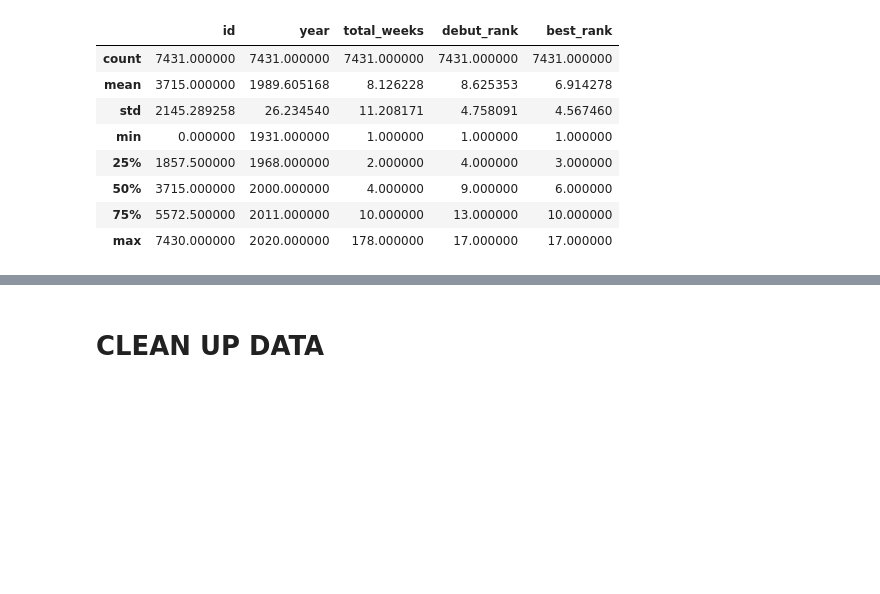
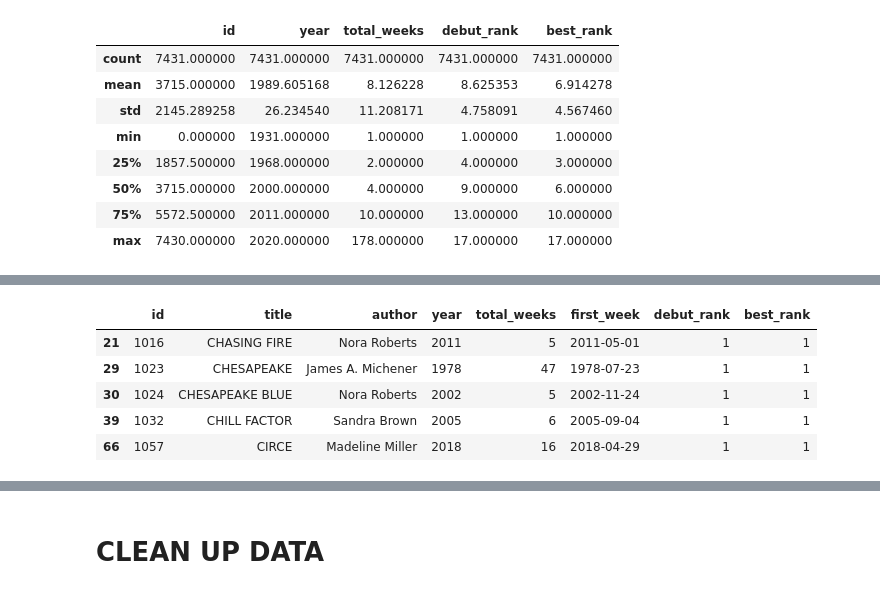
Before and after one commit to wcrowley342/bookanalysis, a Jupyter notebook: Book_Analysis.ipynb, the cells around one changed output, grey strips where cells are left out. Cells and saved outputs as stored; diff of their text form; code cells hidden in the pictures; blank space fills up the shorter version.

```diff
--- a/Book_Analysis.ipynb
+++ b/Book_Analysis.ipynb
@@ -79,0 +100,10 @@ titles_df.describe()
+# %%
+debut_at_top = titles_df.loc[(titles_df['debut_rank'] == 1)]
+debut_at_top.head()
+# %% [output]
+|  | id | title | author | year | total_weeks | first_week | debut_rank | best_rank |
+| 21 | 1016 | CHASING FIRE | Nora Roberts | 2011 | 5 | 2011-05-01 | 1 | 1 |
+| 29 | 1023 | CHESAPEAKE | James A. Michener | 1978 | 47 | 1978-07-23 | 1 | 1 |
+| 30 | 1024 | CHESAPEAKE BLUE | Nora Roberts | 2002 | 5 | 2002-11-24 | 1 | 1 |
+| 39 | 1032 | CHILL FACTOR | Sandra Brown | 2005 | 6 | 2005-09-04 | 1 | 1 |
+| 66 | 1057 | CIRCE | Madeline Miller | 2018 | 16 | 2018-04-29 | 1 | 1 |
```
Also changed, not shown: parts of 5 cells of this notebook.
